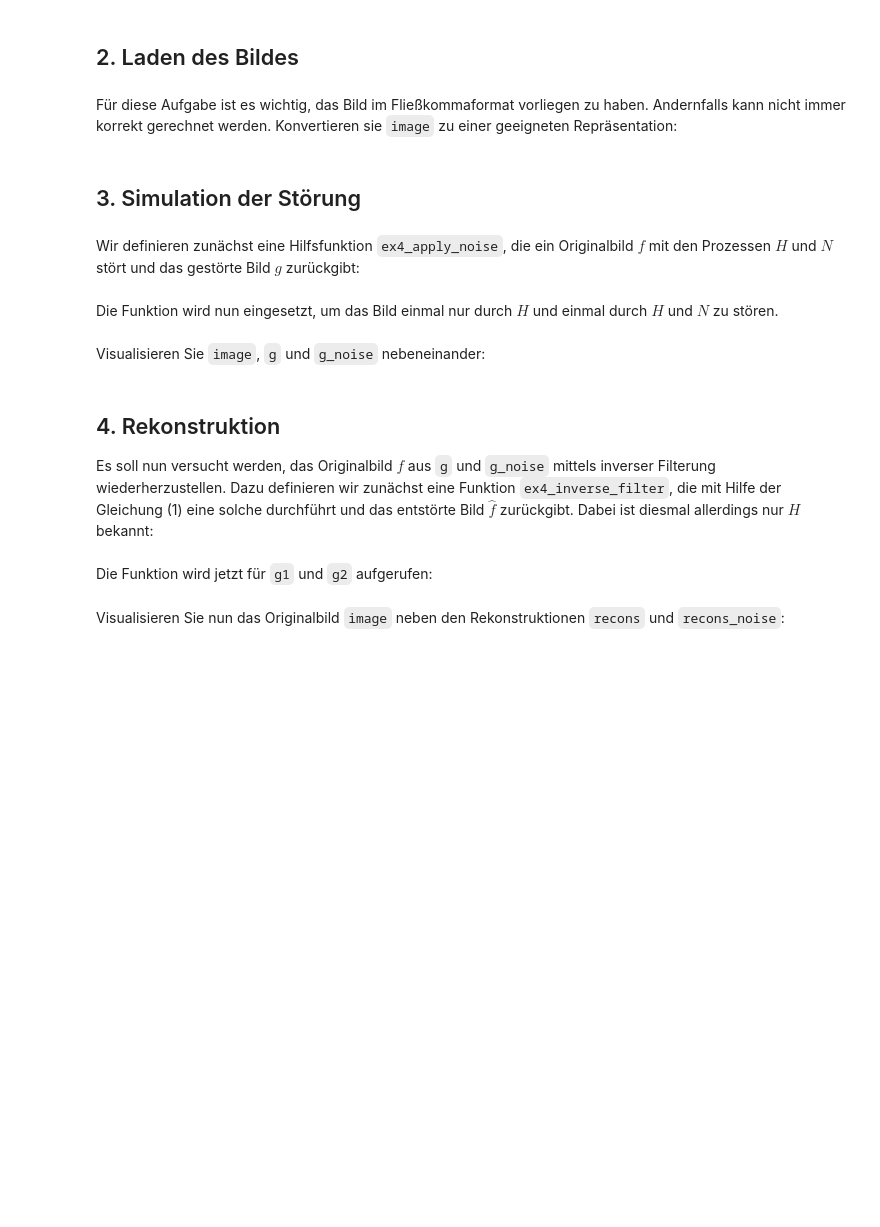
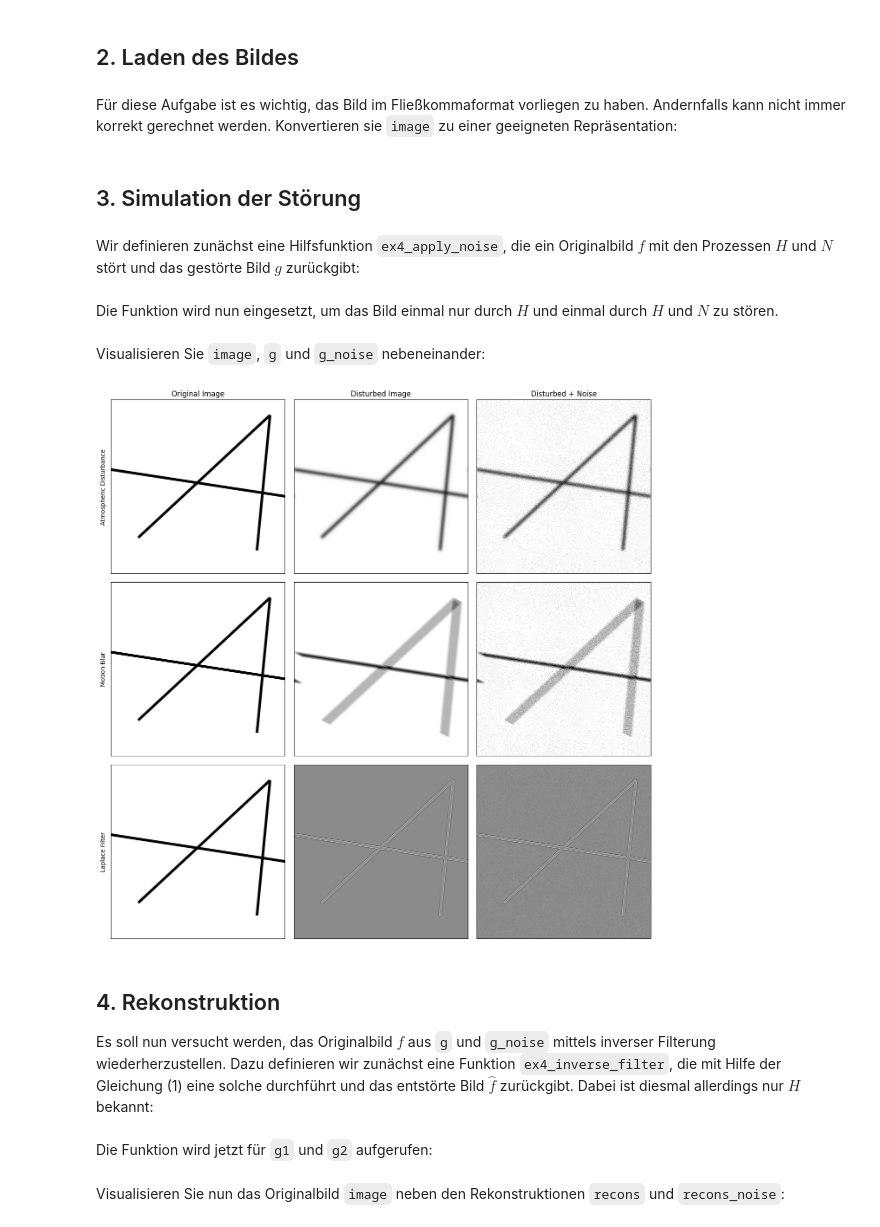
Before and after one commit to FitzWork/university, a Jupyter notebook: computer_vision/ex4/ex4_3.ipynb, the cells around one changed output. Drawn from its saved outputs; the diff is of its cells as text; code cells hidden in the pictures; blank space fills up the shorter version.

```diff
--- a/computer_vision/ex4/ex4_3.ipynb
+++ b/computer_vision/ex4/ex4_3.ipynb
@@ -38,3 +47,6 @@ H = lambda u,v: ...
+# %%
+# Laplace-Kantenfilter
+H3 = lambda u, v: -4 * (math.sin(math.pi * u / 2) ** 2 + math.sin(math.pi * v / 2) ** 2)
 # %% [markdown]
 Geben Sie nun einen additiven **Rauschprozess** als Funktion $N$ an, die ebenfalls im Frequenzbereich vorliegt.
 
@@ -44,3 +54,6 @@ N = lambda u, v: np.complex(..., ...)
+# %%
+# weißes Gaußrauschen
+N = lambda u, v, S=30.0: np.complex(np.random.randn() * S, np.random.randn() * S)
 # %% [markdown]
 ## 2. Laden des Bildes
 # %%
@@ -48,6 +61,10 @@ image_path = np.random.choice(glob.glob(image_filter))
 image = imageio.imread(image_path)
 # %% [markdown]
 Für diese Aufgabe ist es wichtig, das Bild im Fließkommaformat vorliegen zu haben. Andernfalls kann nicht immer korrekt gerechnet werden. Konvertieren sie `image` zu einer geeigneten Repräsentation:
+# %%
+image = image.astype(np.float32)
+image -= image.min()
+image /= image.max()
 # %% [markdown]
 ## 3. Simulation der Störung
 # %% [markdown]
@@ -76,5 +90,44 @@ g_noise = ex4_apply_noise(image, H, N)
+# %%
+g1 = ex4_apply_noise(image, H1, lambda u, v: 0)  # Störung nur durch H, N ist 0
+g1_noise = ex4_apply_noise(image, H1, N)
+
+g2 = ex4_apply_noise(image, H2, lambda u, v: 0)  # Störung nur durch H, N ist 0
+g2_noise = ex4_apply_noise(image, H2, N)
+
+g3 = ex4_apply_noise(image, H3, lambda u, v: 0)  # Störung nur durch H, N ist 0
+g3_noise = ex4_apply_noise(image, H3, N)
 # %% [markdown]
 Visualisieren Sie `image`, `g` und `g_noise` nebeneinander:
+# %%
+fig, axs = plt.subplots(3, 3, figsize=(13, 13))
+
+axs[0,0].set_ylabel('Atmospheric Disturbance')
+axs[1,0].set_ylabel('Motion Blur')
+axs[2,0].set_ylabel('Laplace Filter')
+
+axs[0,0].set_title('Original Image')
+axs[0,0].imshow(image, cmap='gray', vmin=0, vmax=1)
+axs[1,0].imshow(image, cmap='gray', vmin=0, vmax=1)
+axs[2,0].imshow(image, cmap='gray', vmin=0, vmax=1)
+
+axs[0,1].set_title('Disturbed Image')
+axs[0,1].imshow(g1, cmap='gray', vmin=0, vmax=1)
+axs[1,1].imshow(g2, cmap='gray', vmin=0, vmax=1)
+axs[2,1].imshow(g3, cmap='gray')
+
+axs[0,2].set_title('Disturbed + Noise')
+axs[0,2].imshow(g1_noise, cmap='gray', vmin=0, vmax=1)
+axs[1,2].imshow(g2_noise, cmap='gray', vmin=0, vmax=1)
+axs[2,2].imshow(g3_noise, cmap='gray')
+
+for ax in axs.ravel():
+    ax.set_xticks([])
+    ax.set_yticks([])
+
+fig.tight_layout()
+plt.show()
+# %% [output]
+[figure, added]
 # %% [markdown]
 ## 4. Rekonstruktion
 Es soll nun versucht werden, das Originalbild $f$ aus `g` und `g_noise` mittels inverser Filterung wiederherzustellen. Dazu definieren wir zunächst eine Funktion `ex4_inverse_filter`, die mit Hilfe der Gleichung (1) eine solche durchführt und das entstörte Bild $\hat{f}$ zurückgibt. Dabei ist diesmal allerdings nur $H$ bekannt:
```
Also changed, not shown: parts of 11 cells of this notebook, 2 other files.
